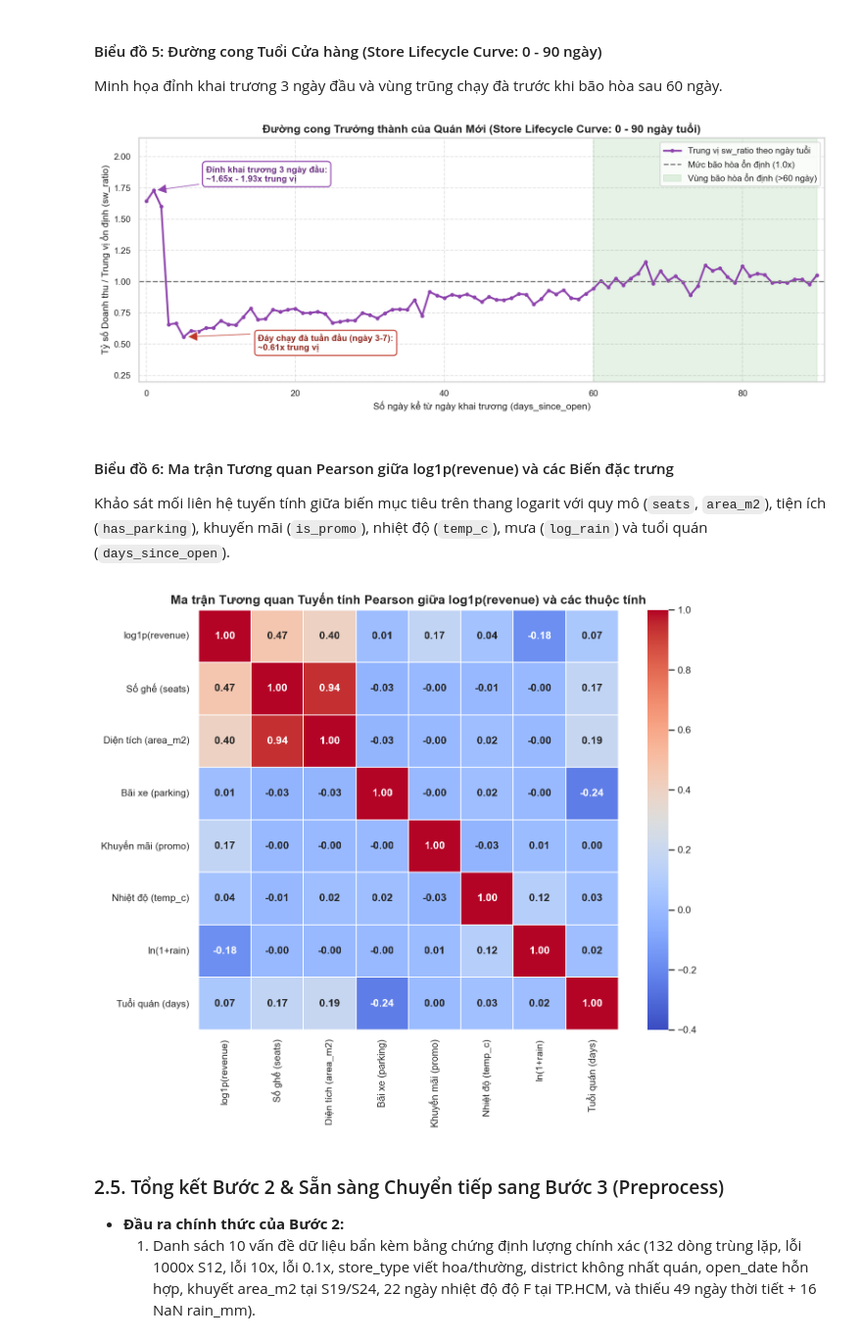
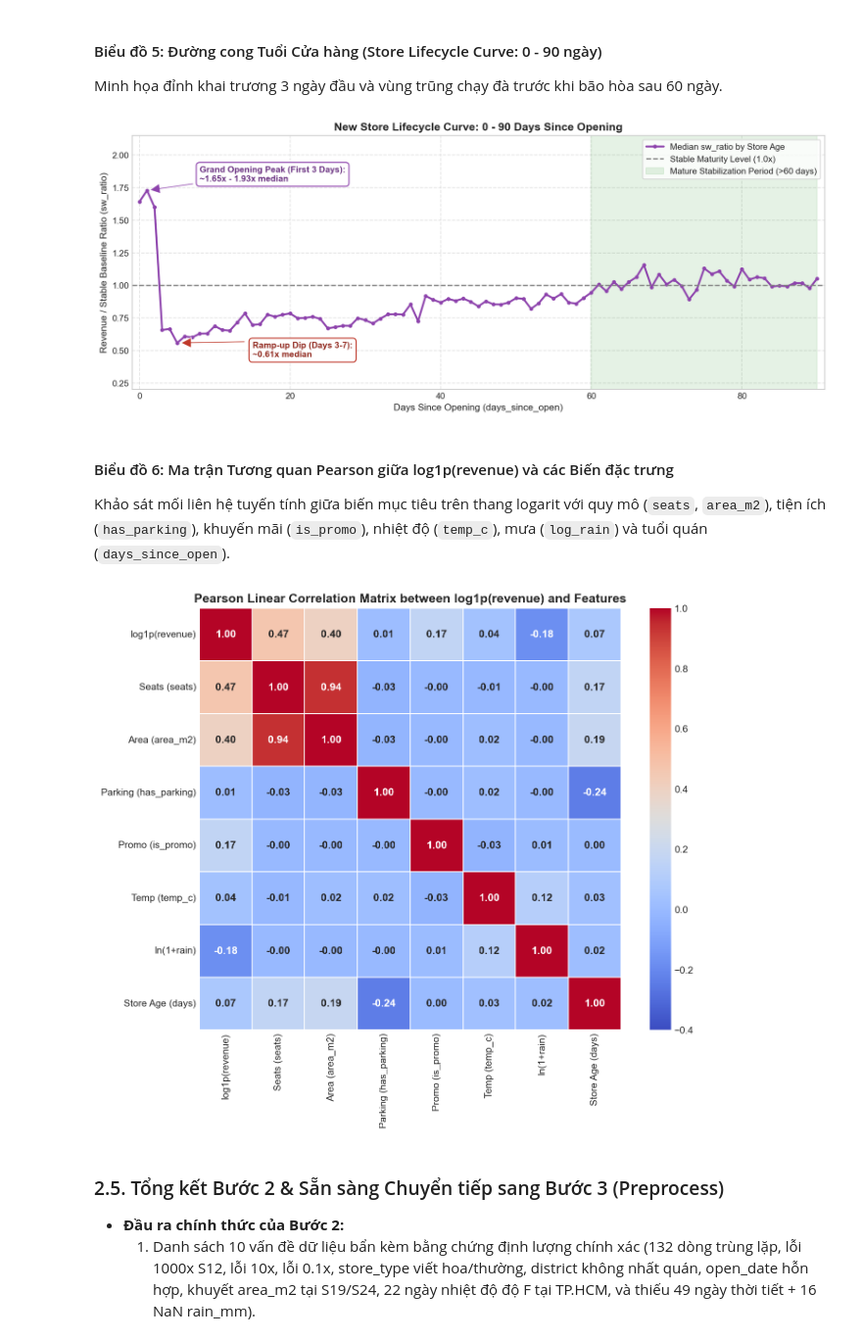
Before and after one commit to baocutewaa/cafe-revenue-regression, a Jupyter notebook: cafe_revenue_regression.ipynb, the cells around one changed output. Shown at 98% size. Cells and saved outputs as stored; diff of their text form; code cells hidden in the pictures.

```diff
--- a/cafe_revenue_regression.ipynb
+++ b/cafe_revenue_regression.ipynb
@@ -833,12 +833,12 @@ age_sub = temp_age[(temp_age["days_since_open"] >= 0) & (temp_age["days_since_op
 age_curve = age_sub.groupby("days_since_open")["sw_ratio"].median()
 
 fig, ax = plt.subplots(figsize=(12, 5))
-ax.plot(age_curve.index, age_curve.values, color="#8e44ad", linewidth=2.2, marker=".", markersize=7, label="Trung vị sw_ratio theo ngày tuổi")
-ax.axhline(1.0, color="gray", linestyle="--", linewidth=1.5, label="Mức bão hòa ổn định (1.0x)")
+ax.plot(age_curve.index, age_curve.values, color="#8e44ad", linewidth=2.2, marker=".", markersize=7, label="Median sw_ratio by Store Age")
+ax.axhline(1.0, color="gray", linestyle="--", linewidth=1.5, label="Stable Maturity Level (1.0x)")
 
 # Chú thích đỉnh khai trương
 ax.annotate(
-    "Đỉnh khai trương 3 ngày đầu:\n~1.65x - 1.93x trung vị",
+    "Grand Opening Peak (First 3 Days):\n~1.65x - 1.93x median",
     xy=(1, age_curve.loc[1] if 1 in age_curve else 1.65),
     xytext=(8, 1.8),
     arrowprops=dict(facecolor="#8e44ad", shrink=0.05, width=1.8),
@@ -848,7 +848,7 @@ ax.annotate(
 
 # Chú thích trũng chạy đà
 ax.annotate(
-    "Đáy chạy đà tuần đầu (ngày 3-7):\n~0.61x trung vị",
+    "Ramp-up Dip (Days 3-7):\n~0.61x median",
     xy=(5, age_curve.loc[5] if 5 in age_curve else 0.61),
     xytext=(15, 0.45),
     arrowprops=dict(facecolor="#c0392b", shrink=0.05, width=1.8),
@@ -857,11 +857,11 @@ ax.annotate(
 )
 
 # Chú thích bão hòa
-ax.axvspan(60, 90, color="green", alpha=0.1, label="Vùng bão hòa ổn định (>60 ngày)")
+ax.axvspan(60, 90, color="green", alpha=0.1, label="Mature Stabilization Period (>60 days)")
 
-ax.set_title("Đường cong Trưởng thành của Quán Mới (Store Lifecycle Curve: 0 - 90 ngày tuổi)", fontsize=13, fontweight="bold")
-ax.set_xlabel("Số ngày kể từ ngày khai trương (days_since_open)", fontsize=11)
-ax.set_ylabel("Tỷ số Doanh thu / Trung vị ổn định (sw_ratio)", fontsize=11)
+ax.set_title("New Store Lifecycle Curve: 0 - 90 Days Since Opening", fontsize=13, fontweight="bold")
+ax.set_xlabel("Days Since Opening (days_since_open)", fontsize=11)
+ax.set_ylabel("Revenue / Stable Baseline Ratio (sw_ratio)", fontsize=11)
 ax.set_xlim(-1, 91)
 ax.set_ylim(0.2, 2.15)
 ax.legend(loc="upper right", frameon=True, fontsize=10)
@@ -871,35 +871,35 @@ plt.tight_layout()
 fig.savefig("plots/eda_5_store_lifecycle_ramp_up.png", dpi=150)
 plt.show()
 # %% [output]
-[figure, old version]
+[figure, new version]
 # %% [markdown]
 #### Biểu đồ 6: Ma trận Tương quan Pearson giữa log1p(revenue) và các Biến đặc trưng
 Khảo sát mối liên hệ tuyến tính giữa biến mục tiêu trên thang logarit với quy mô (`seats`, `area_m2`), tiện ích (`has_parking`), khuyến mãi (`is_promo`), nhiệt độ (`temp_c`), mưa (`log_rain`) và tuổi quán (`days_since_open`).
 # %%
 # 2.4.6. Biểu đồ 6: Heatmap Ma trận Tương quan Tuyến tính Pearson
 temp_corr = temp_merged.copy()
 temp_corr["open_date_dt"] = pd.to_datetime(temp_corr["open_date"], format="mixed", dayfirst=True)
 temp_corr["days_since_open"] = (temp_corr["date"] - temp_corr["open_date_dt"]).dt.days
 temp_corr["log1p_revenue"] = np.log1p(temp_corr["revenue"])
 temp_corr["log_rain"] = np.log1p(temp_corr["rain_mm"].fillna(0))
 
 corr_cols = ["log1p_revenue", "seats", "area_m2", "has_parking", "is_promo", "temp_c", "log_rain", "days_since_open"]
-col_labels = ["log1p(revenue)", "Số ghế (seats)", "Diện tích (area_m2)", "Bãi xe (parking)", "Khuyến mãi (promo)", "Nhiệt độ (temp_c)", "ln(1+rain)", "Tuổi quán (days)"]
+col_labels = ["log1p(revenue)", "Seats (seats)", "Area (area_m2)", "Parking (has_parking)", "Promo (is_promo)", "Temp (temp_c)", "ln(1+rain)", "Store Age (days)"]
 
 corr_matrix = temp_corr[corr_cols].dropna().corr()
 corr_matrix.columns = col_labels
 corr_matrix.index = col_labels
 
 fig, ax = plt.subplots(figsize=(10, 8))
 sns.heatmap(corr_matrix, annot=True, fmt=".2f", cmap="coolwarm", cbar=True, square=True,
             ax=ax, linewidths=0.8, annot_kws={"fontsize": 11, "fontweight": "bold"}, vmin=-0.4, vmax=1.0)
 
-ax.set_title("Ma trận Tương quan Tuyến tính Pearson giữa log1p(revenue) và các thuộc tính", fontsize=13, fontweight="bold")
+ax.set_title("Pearson Linear Correlation Matrix between log1p(revenue) and Features", fontsize=13, fontweight="bold")
 plt.tight_layout()
 fig.savefig("plots/eda_6_feature_correlation_heatmap.png", dpi=150)
 plt.show()
 # %% [output]
-[figure, old version]
+[figure, new version]
 # %% [markdown]
 ### 2.5. Tổng kết Bước 2 & Sẵn sàng Chuyển tiếp sang Bước 3 (Preprocess)
 
```
Also changed, not shown: parts of 9 cells of this notebook, 30 other files.
